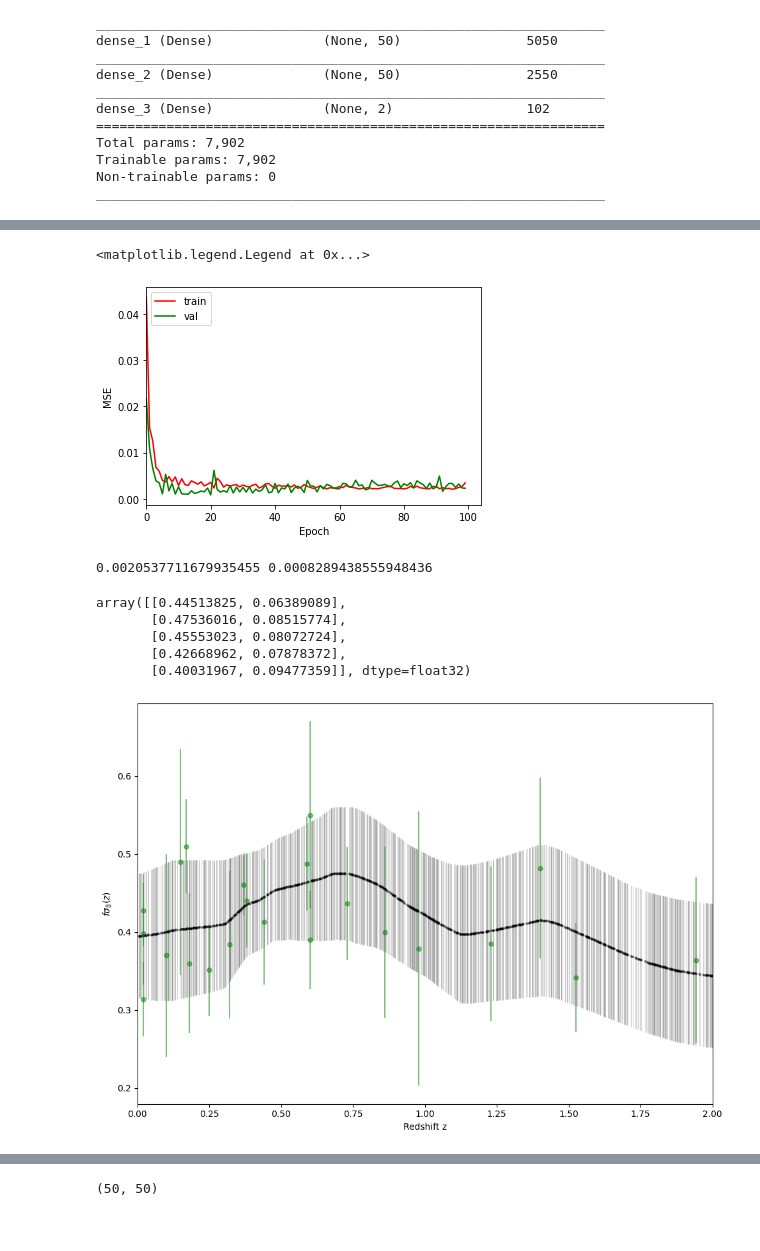
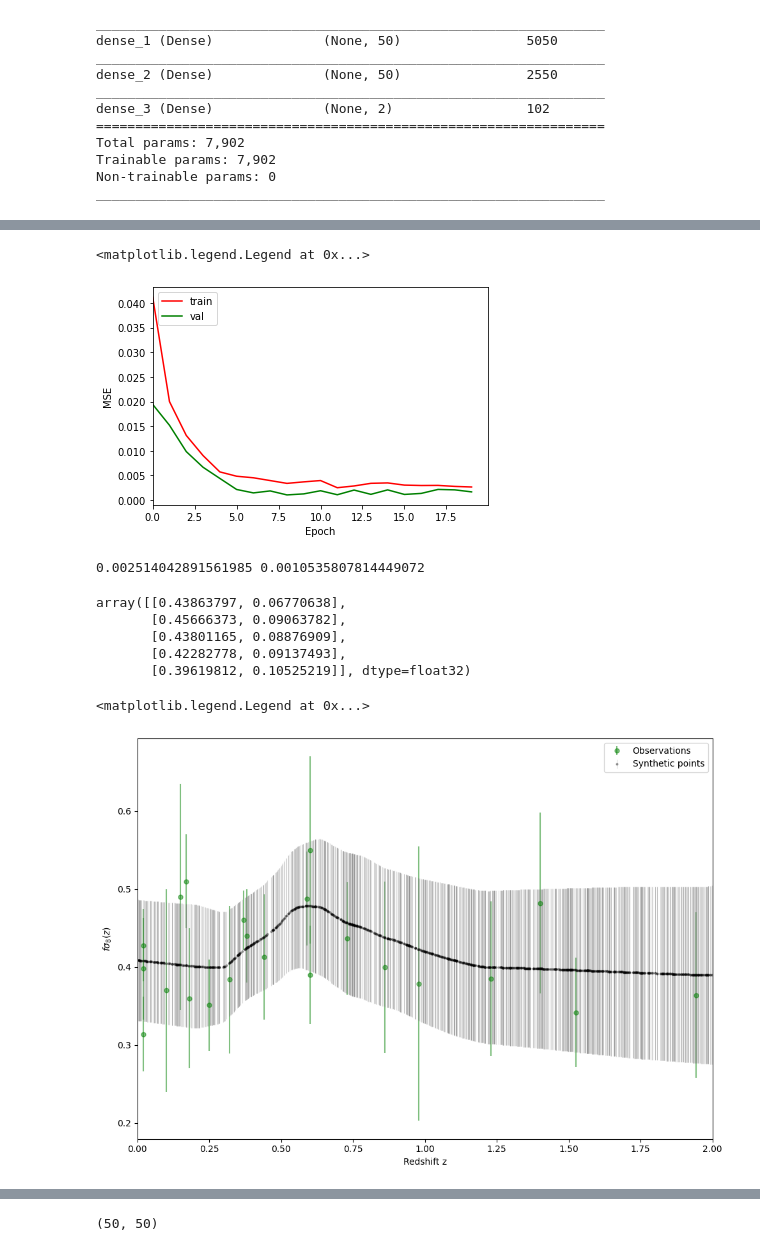
Before and after one commit to igomezv/neuralCosmoReconstruction, a Jupyter notebook: notebooks/ANN fs8.ipynb, the cells around one changed output, grey strips where cells are left out. Saved outputs shown, nothing was run; the diff lists cells and outputs as text; code cells hidden in the pictures.

```diff
--- a/notebooks/ANN fs8.ipynb
+++ b/notebooks/ANN fs8.ipynb
@@ -99,7 +99,7 @@ def model(input_z):
     efirst = Dense(100, activation='relu', input_shape=(1,))(input_z)
     ehidden = Dense(50, activation='relu')(efirst)
     ehidden2 = Dense(50, activation='relu')(ehidden)
-    elast = Dense(2, activation='relu')(ehidden2)
+    elast = Dense(2, activation='linear')(ehidden2)
     return elast
 
 
@@ -130,7 +130,7 @@ _________________________________________________________________
 # batch_size = 4
 batch_size = 1
 input_z = Input(shape = (1,))
-epochs = 100
+epochs = 20
 # %%
 model_train = neural_model.fit(z_train, y_train, batch_size=batch_size,
                                     epochs=epochs,verbose=1,
@@ -165,7 +165,7 @@ plt.legend(['train', 'val'], loc='upper left')
 # plt.savefig("loss_epochs_fs8_1000.png", dpi=200)
 # %% [output]
 <matplotlib.legend.Legend at 0x...>
-[figure, old version]
+[figure, new version]
 # %%
 #uncer net
 unet = np.sqrt(np.min(model_train.history['val_loss']))
@@ -176,17 +176,18 @@ print(np.min(model_train.history['loss']), np.min(model_train.history['val_loss'
 # 0.0010785672347992659 0.0010806184727698565 500 epochs
 # 0.0020020001102238894 0.0008378626080229878 100e
 # 0.0021847975440323353 0.0009035465191118419 50e
+# 0.002703879727050662 0.0013360671000555158 20e
 # %% [output]
-0.0020537711679935455 0.0008289438555948436
+0.002514042891561985 0.0010535807814449072
 # %%
 pred = neural_model.predict(z_test)
 pred
 # %% [output]
-array([[0.44513825, 0.06389089],
-       [0.47536016, 0.08515774],
-       [0.45553023, 0.08072724],
-       [0.42668962, 0.07878372],
-       [0.40031967, 0.09477359]], dtype=float32)
+array([[0.43863797, 0.06770638],
+       [0.45666373, 0.09063782],
+       [0.43801165, 0.08876909],
+       [0.42282778, 0.09137493],
+       [0.39619812, 0.10525219]], dtype=float32)
 # %%
 #zor and yor are the original velues for z and [Hz, err]
 zor = scalerz.inverse_transform(z.reshape(-1,1))
@@ -200,20 +201,21 @@ rr = scalerz.inverse_transform(r.reshape(-1,1))
 # %%
 # plt.errorbar(zor, yor[:,0], yor[:,1], fmt='g.', markersize=15, label='Observations', alpha=0.5)
 # plt.errorbar(rr, predy[:,0], predy[:,1], fmt='r.', markersize=5, label='Synthetic', alpha=0.01)
 plt.figure(figsize=(10, 7), dpi=100)
 plt.errorbar(zor, y[:,0], y[:,1], fmt='g.', markersize=10, label='Observations', alpha=0.5)
 plt.errorbar(rr, pred_random[:,0], pred_random[:,1], label='Synthetic points',
              markersize=2, fmt='o',
              ecolor='gray', capthick=2, elinewidth=0.8, alpha=0.3, c='k',)
 plt.xlabel("Redshift z")
 plt.ylabel("$f\sigma_8(z)$")
 plt.xlim(0, 2)
 plt.tight_layout()
-# plt.legend(loc='upper right')
+plt.legend(loc='upper right')
 # plt.legend()
-plt.savefig("synthetic_fs8_100mini.png")
+# plt.savefig("synthetic_fs8_20.png")
 # %% [output]
+<matplotlib.legend.Legend at 0x...>
-[figure, old version]
+[figure, new version]
 # %%
 from functools import partial
 # Cosmological constants
```
Also changed, not shown: parts of 11 cells of this notebook.
